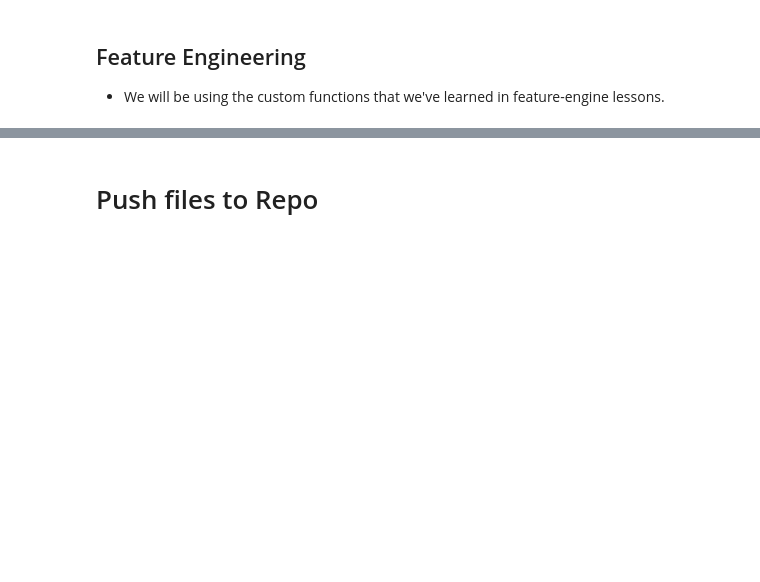
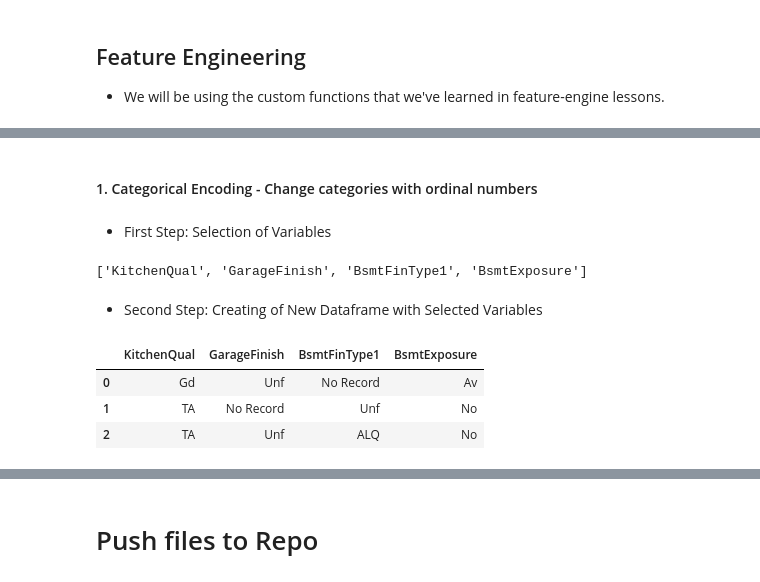
Before and after one commit to aksurcos/P5-Heritage-Housing, a Jupyter notebook: jupyter_notebooks/04_feature_engineering.ipynb, the cells around one changed output, grey strips where cells are left out. Saved outputs shown, nothing was run; the diff lists cells and outputs as text; code cells hidden in the pictures; blank space fills up the shorter version.

```diff
--- a/jupyter_notebooks/04_feature_engineering.ipynb
+++ b/jupyter_notebooks/04_feature_engineering.ipynb
@@ -328,0 +352,20 @@ def FeatEngineering_Numerical(df_feat_eng, column):
+# %% [markdown]
+#### 1. Categorical Encoding - Change categories with ordinal numbers
+# %% [markdown]
+- First Step: Selection of Variables
+# %%
+variables_engineering= ['KitchenQual', 'GarageFinish', 'BsmtFinType1', 'BsmtExposure']
+
+variables_engineering
+# %% [output]
+['KitchenQual', 'GarageFinish', 'BsmtFinType1', 'BsmtExposure']
+# %% [markdown]
+- Second Step: Creating of New Dataframe with Selected Variables
+# %%
+df_engineering = TrainSet[variables_engineering].copy()
+df_engineering.head(3)
+# %% [output]
+|  | KitchenQual | GarageFinish | BsmtFinType1 | BsmtExposure |
+| 0 | Gd | Unf | No Record | Av |
+| 1 | TA | No Record | Unf | No |
+| 2 | TA | Unf | ALQ | No |
```
Also changed, not shown: parts of 11 cells of this notebook, 5 other files.
